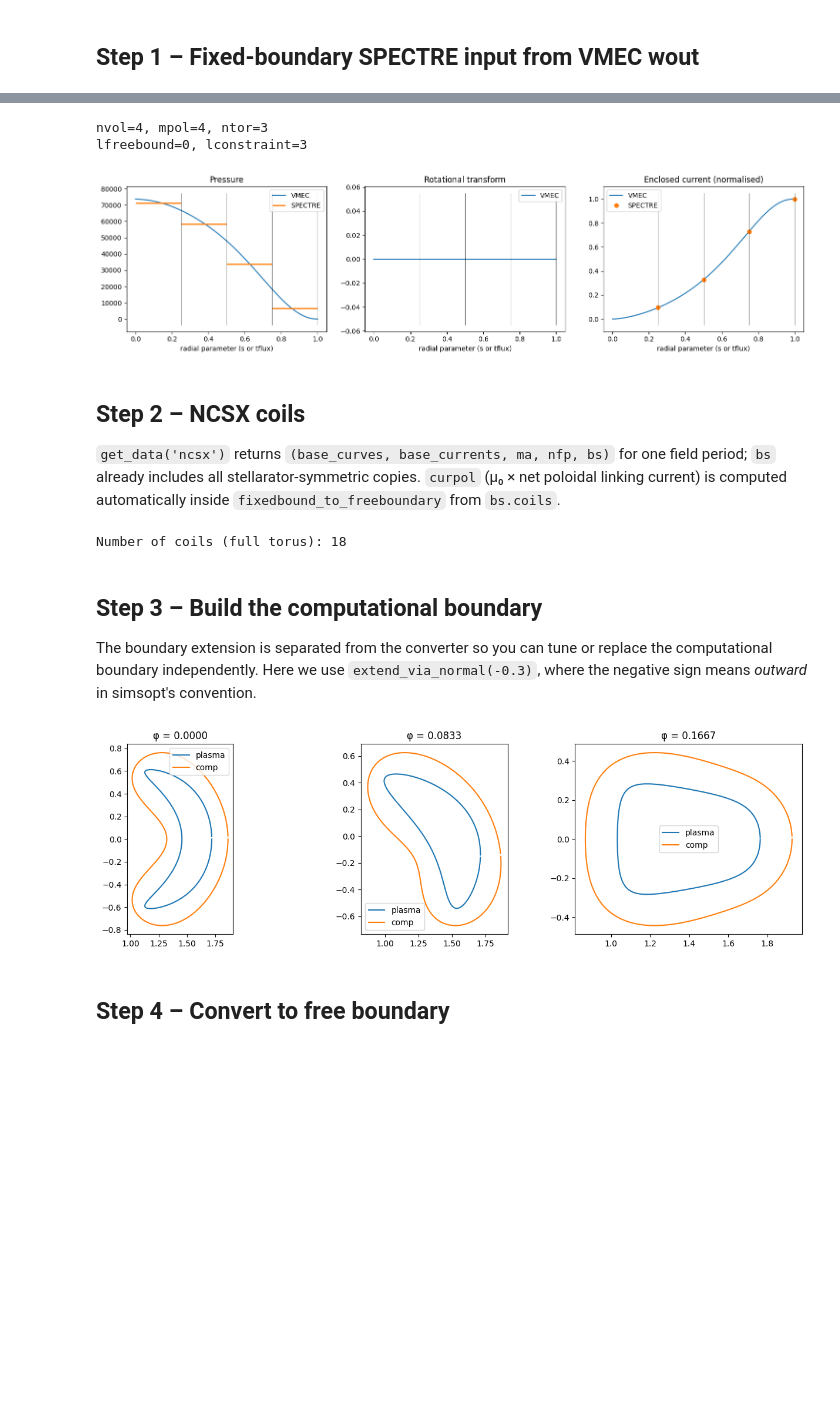
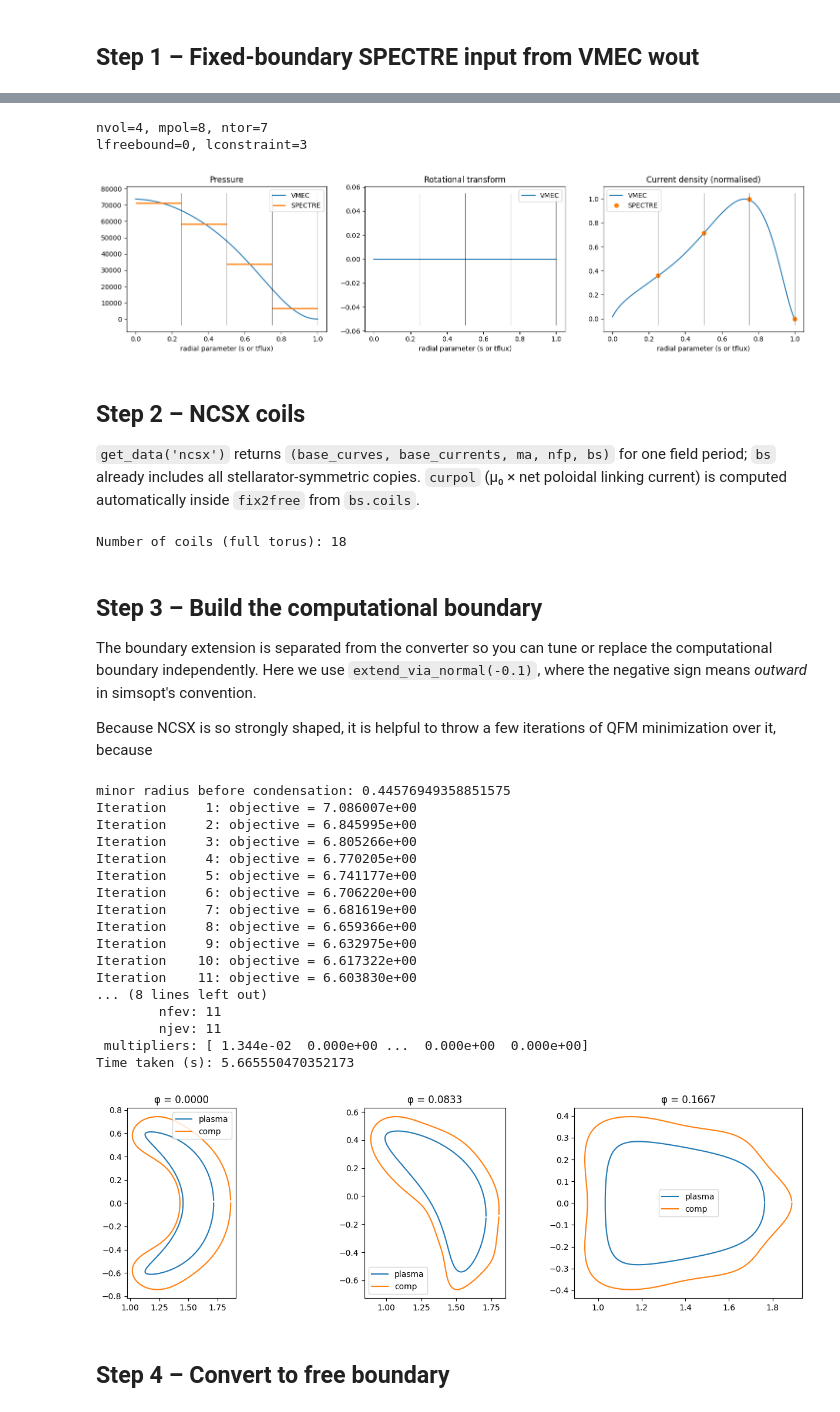
Before and after one commit to ANU-HPC/SPECTRE, a Jupyter notebook: examples/utils/make_freeboundary/make_freeboundary_ncsx.ipynb, the cells around one changed output, grey strips where cells are left out. Cells and saved outputs as stored; diff of their text form; code cells hidden in the pictures; blank space fills up the shorter version.

```diff
--- a/examples/utils/make_freeboundary/make_freeboundary_ncsx.ipynb
+++ b/examples/utils/make_freeboundary/make_freeboundary_ncsx.ipynb
@@ -27,23 +51,23 @@ from spectre.converters.ch  import (
 # %%
 vmec = Vmec("wout_li383_low_res_reference.nc")
-params = simsvmec2spectre(vmec, nvol=4, mpol=4, ntor=3, interface_guess="wout")
+params = simsvmec2spectre(vmec, nvol=4, mpol=8, ntor=7, current_mode='sheet', interface_guess="wout")
 print(f"nvol={params.physics.nvol}, mpol={params.physics.mpol}, ntor={params.physics.ntor}")
 print(f"lfreebound={params.physics.lfreebound}, lconstraint={params.physics.lconstraint}")
 # %% [output]
-nvol=4, mpol=4, ntor=3
+nvol=4, mpol=8, ntor=7
 lfreebound=0, lconstraint=3
 # %%
 fig, axes = compare_vmec_spectre(vmec, params)
 plt.show()
 # %% [output]
-[figure, old version]
+[figure, new version]
 # %% [markdown]
 ## Step 2 – NCSX coils
 
 `get_data('ncsx')` returns `(base_curves, base_currents, ma, nfp, bs)` for one field period;
 `bs` already includes all stellarator-symmetric copies.
 `curpol` (μ₀ × net poloidal linking current) is computed automatically inside
-`fixedbound_to_freeboundary` from `bs.coils`.
+`fix2free` from `bs.coils`.
 # %%
 _, _, _, _, bs = get_data("ncsx")
 print(f"Number of coils (full torus): {len(bs.coils)}")
@@ -53,28 +77,68 @@ Number of coils (full torus): 18
 ## Step 3 – Build the computational boundary
 
 The boundary extension is separated from the converter so you can tune or replace
-the computational boundary independently.  Here we use `extend_via_normal(-0.3)`,
+the computational boundary independently.  Here we use `extend_via_normal(-0.1)`,
 where the negative sign means *outward* in simsopt's convention.
+
+Because NCSX is so strongly shaped, it is helpful to throw a few iterations of QFM minimization over it, because
 # %%
 plasma_boundary = params_to_simsopt_boundary(params, which="plasma")
-comp_boundary = plasma_boundary.copy()
-comp_boundary.extend_via_normal(-0.15)   # negative → outward
+comp_boundary1 = plasma_boundary.copy()
+comp_boundary1.extend_via_normal(-0.1)   # negative → outward
+
+bs_tf = BiotSavart(bs.coils)
+
+
+# make boundary a QFM surface
+qfm = QfmResidual(comp_boundary1, bs)
+qfm.J()
+
+
+tf = ToroidalFlux(comp_boundary1, bs_tf)
+tf_target = tf.J()
+
+qfm_surface = QfmSurface(bs, comp_boundary1, tf, tf_target)
+
+res = qfm_surface.minimize_qfm_penalty_constraints_LBFGS(tol=1e-12, maxiter=7)
+
+newboundary, data = comp_boundary1.condense_spectrum(Fourier_continuation=False, maxiter=10)
+
+
+
+
 
 # Plot original vs extended cross-sections
 nfp = plasma_boundary.nfp
 phis = [0.0, 1 / (4 * nfp), 1 / (2 * nfp)]
 fig, axes = plt.subplots(1, 3, figsize=(13, 4))
 for phi, ax in zip(phis, axes):
-    for surf, label in [(plasma_boundary, "plasma"), (comp_boundary, "comp")]:
+    for surf, label in [(plasma_boundary, "plasma"), (newboundary, "comp")]:
         cs = surf.cross_section(phi=phi, thetas=200)
         R = np.sqrt(cs[:, 0] ** 2 + cs[:, 1] ** 2)
         ax.plot(R, cs[:, 2], label=label)
     ax.set_aspect("equal")
     ax.set_title(f"φ = {phi:.4f}")
     ax.legend()
 fig.tight_layout()
 # %% [output]
+minor radius before condensation: 0.44576949358851575
+Iteration     1: objective = 7.086007e+00
+Iteration     2: objective = 6.845995e+00
+Iteration     3: objective = 6.805266e+00
+Iteration     4: objective = 6.770205e+00
+Iteration     5: objective = 6.741177e+00
+Iteration     6: objective = 6.706220e+00
+Iteration     7: objective = 6.681619e+00
+Iteration     8: objective = 6.659366e+00
+Iteration     9: objective = 6.632975e+00
+Iteration    10: objective = 6.617322e+00
+Iteration    11: objective = 6.603830e+00
+... (8 lines left out)
+        nfev: 11
+        njev: 11
+ multipliers: [ 1.344e-02  0.000e+00 ...  0.000e+00  0.000e+00]
+Time taken (s): 5.665550470352173
-[figure, old version]
+[figure, new version]
 # %% [markdown]
 ## Step 4 – Convert to free boundary
 # %%
```
Also changed, not shown: parts of 6 cells of this notebook, 16 other files.
